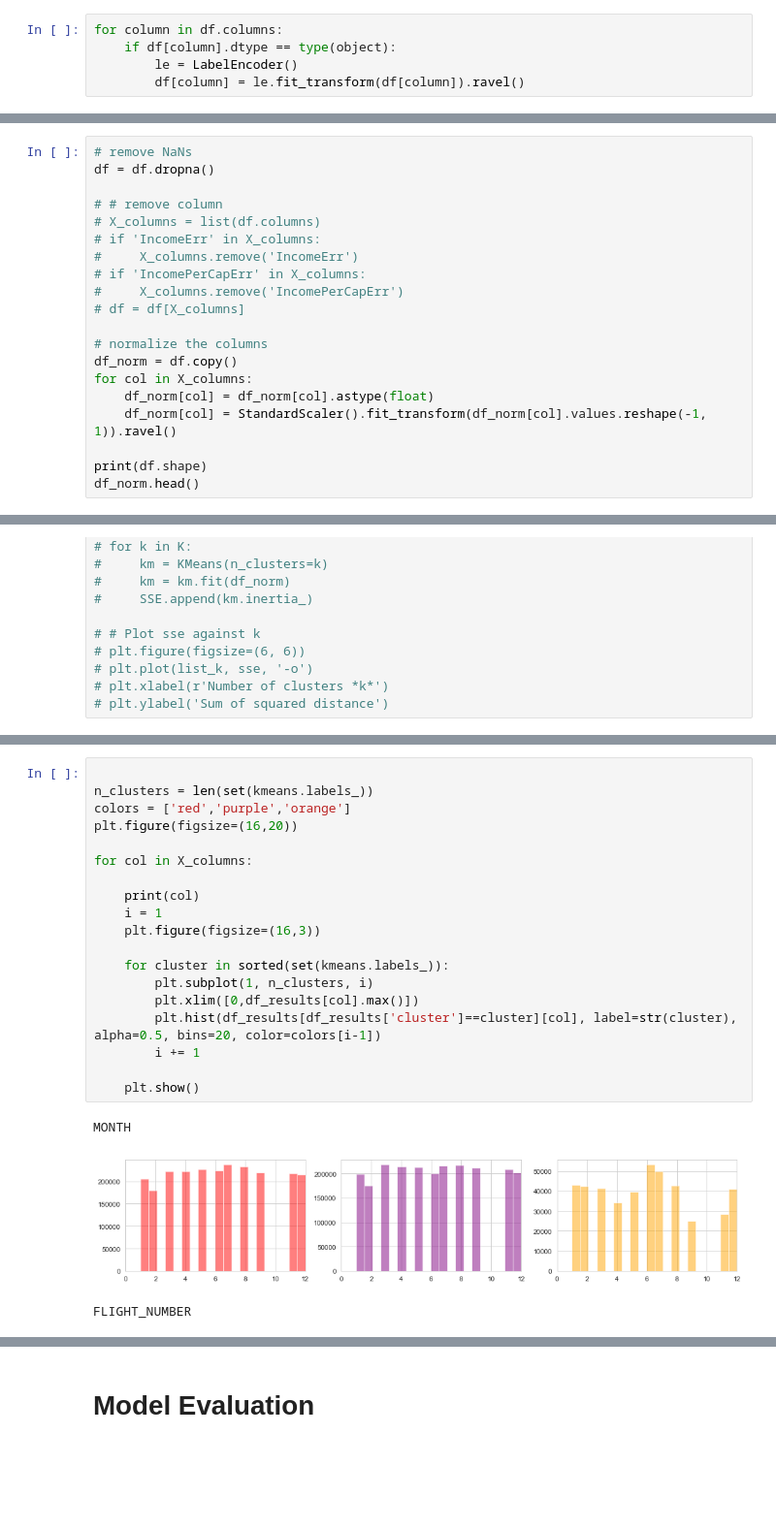
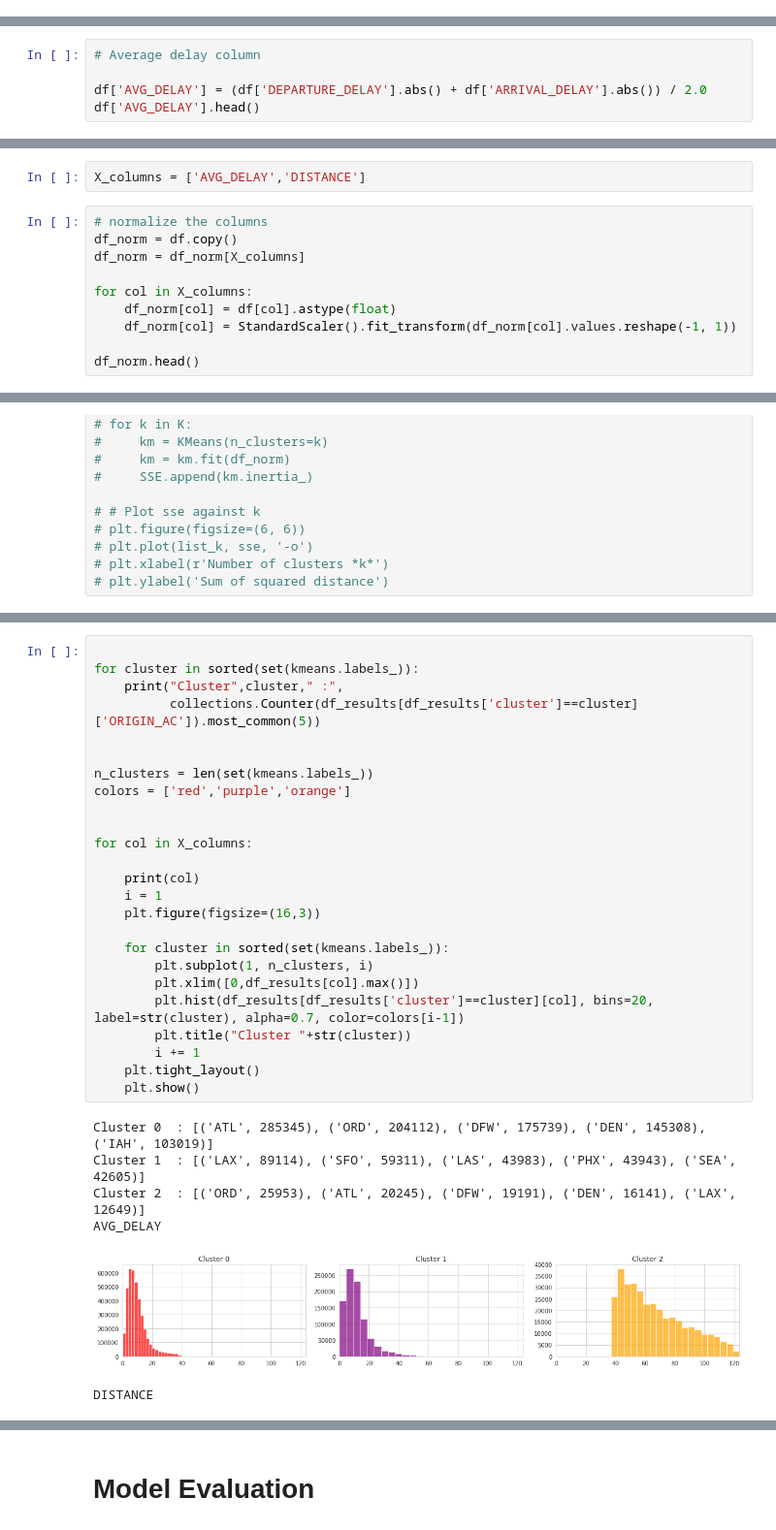
Before and after one commit to ArwaSheraky/Airlines-Delay-Analysis, a Jupyter notebook: Unsupervised_Learning/clustering-kmeans.ipynb, the cells around one changed output, grey strips where cells are left out. Shown: that part at 97% size. Drawn from its saved outputs; the diff is of its cells as text; blank space fills up the shorter version.

Commit message:
Modified clustering groups and re-ran model

```diff
--- a/Unsupervised_Learning/clustering-kmeans.ipynb
+++ b/Unsupervised_Learning/clustering-kmeans.ipynb
@@ -35,7 +48,2 @@ df.head()
 # %% [markdown]
 # Feature Engineering
-# %%
-for column in df.columns:
-    if df[column].dtype == type(object):
-        le = LabelEncoder()
-        df[column] = le.fit_transform(df[column]).ravel()
@@ -41,0 +55,5 @@ for column in df.columns:
+# %%
+# Average delay column
+
+df['AVG_DELAY'] = (df['DEPARTURE_DELAY'].abs() + df['ARRIVAL_DELAY'].abs()) / 2.0
+df['AVG_DELAY'].head()
@@ -42,21 +67,13 @@ for column in df.columns:
+# %%
+X_columns = ['AVG_DELAY','DISTANCE']
 # %%
-# remove NaNs
-df = df.dropna()
-
-# # remove column
-# X_columns = list(df.columns)
-# if 'IncomeErr' in X_columns:
-#     X_columns.remove('IncomeErr')
-# if 'IncomePerCapErr' in X_columns:
-#     X_columns.remove('IncomePerCapErr')
-# df = df[X_columns]
-
 # normalize the columns
 df_norm = df.copy()
+df_norm = df_norm[X_columns]
+
 for col in X_columns:
-    df_norm[col] = df_norm[col].astype(float)
-    df_norm[col] = StandardScaler().fit_transform(df_norm[col].values.reshape(-1, 1)).ravel()
+    df_norm[col] = df[col].astype(float)
+    df_norm[col] = StandardScaler().fit_transform(df_norm[col].values.reshape(-1, 1))
 
-print(df.shape)
 df_norm.head()
 # %% [output]
@@ -112,23 +137,32 @@ for cluster in sorted(set(kmeans.labels_)):
 # %%
+
+for cluster in sorted(set(kmeans.labels_)):
+    print("Cluster",cluster," :",
+          collections.Counter(df_results[df_results['cluster']==cluster]['ORIGIN_AC']).most_common(5))
+
 
 n_clusters = len(set(kmeans.labels_))
 colors = ['red','purple','orange']
-plt.figure(figsize=(16,20))
+
 
 for col in X_columns:
 
     print(col)
     i = 1
     plt.figure(figsize=(16,3))
 
     for cluster in sorted(set(kmeans.labels_)):
         plt.subplot(1, n_clusters, i)
         plt.xlim([0,df_results[col].max()])
-        plt.hist(df_results[df_results['cluster']==cluster][col], label=str(cluster), alpha=0.5, bins=20, color=colors[i-1])
+        plt.hist(df_results[df_results['cluster']==cluster][col], bins=20, label=str(cluster), alpha=0.7, color=colors[i-1])
+        plt.title("Cluster "+str(cluster))
         i += 1
-
+    plt.tight_layout()
     plt.show()
 # %% [output]
-MONTH
+Cluster 0  : [('ATL', 285345), ('ORD', 204112), ('DFW', 175739), ('DEN', 145308), ('IAH', 103019)]
+Cluster 1  : [('LAX', 89114), ('SFO', 59311), ('LAS', 43983), ('PHX', 43943), ('SEA', 42605)]
+Cluster 2  : [('ORD', 25953), ('ATL', 20245), ('DFW', 19191), ('DEN', 16141), ('LAX', 12649)]
+AVG_DELAY
-[figure, old version]
+[figure, new version]
-FLIGHT_NUMBER
+DISTANCE
```
Also changed, not shown: parts of 21 cells of this notebook.
